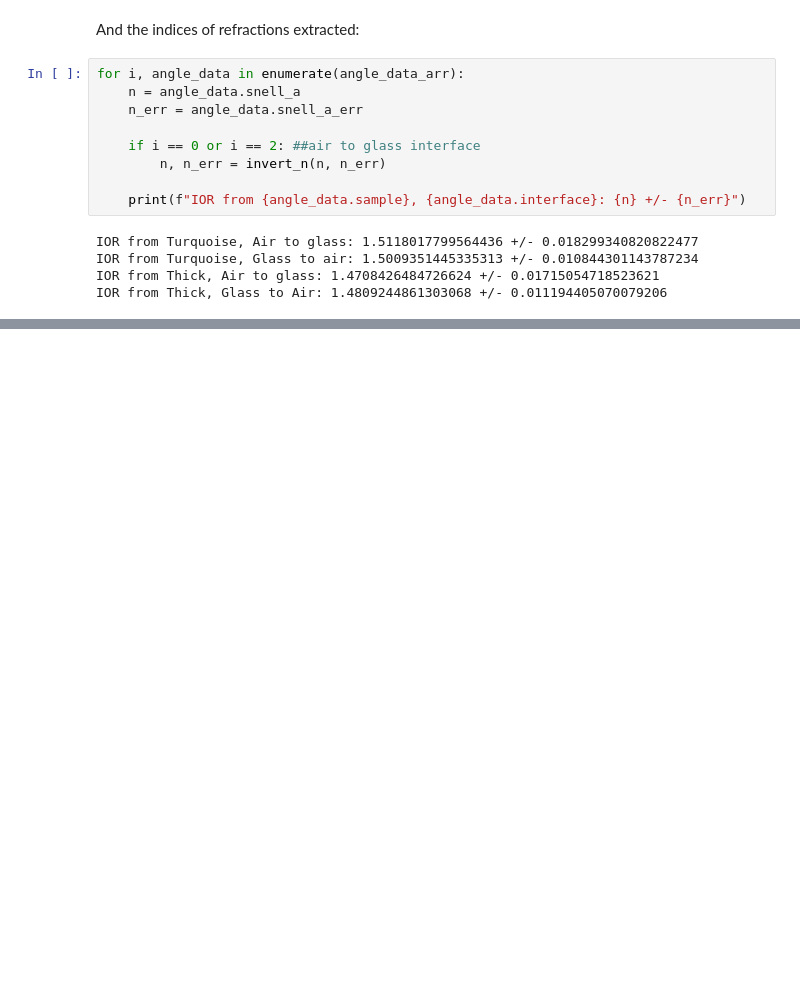
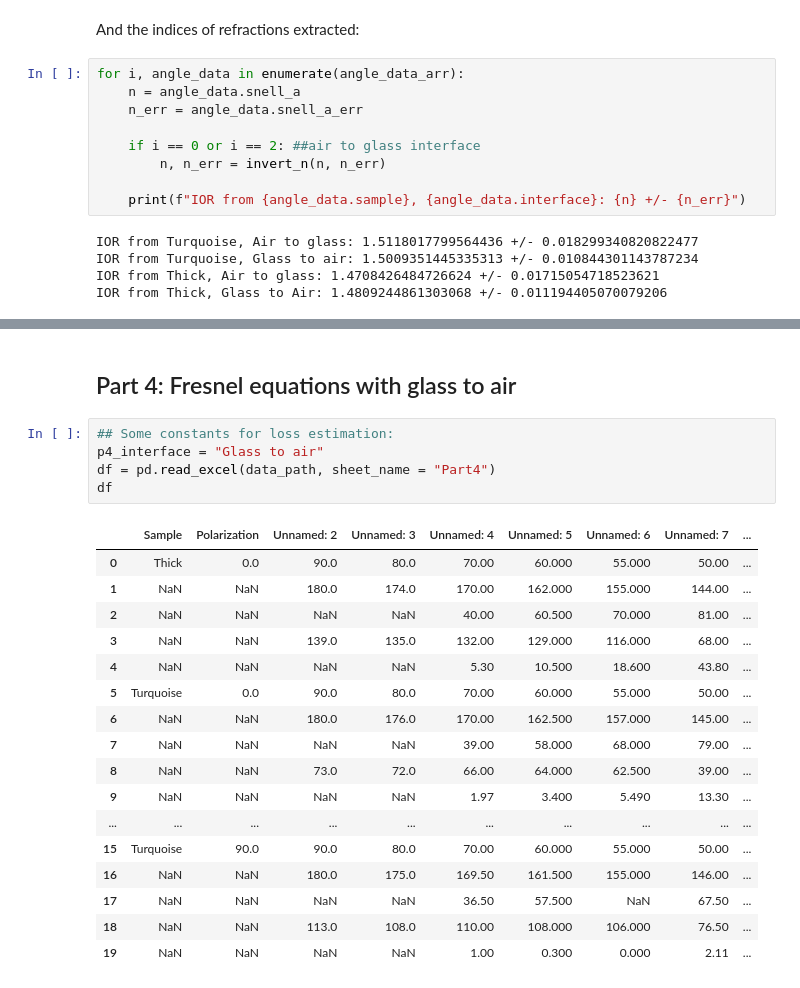
Before and after one commit to JackieLee23/Physics-387, a Jupyter notebook: boundary/boundary_analysis.ipynb, the cells around one changed output, grey strips where cells are left out. Drawn from its saved outputs; the diff is of its cells as text; blank space fills up the shorter version.

```diff
--- a/boundary/boundary_analysis.ipynb
+++ b/boundary/boundary_analysis.ipynb
@@ -109,0 +164,25 @@ numpy.int32
+# %% [markdown]
+## Part 4: Fresnel equations with glass to air
+# %%
+## Some constants for loss estimation:
+p4_interface = "Glass to air"
+df = pd.read_excel(data_path, sheet_name = "Part4")
+df
+# %% [output]
+|  | Sample | Polarization | Unnamed: 2 | Unnamed: 3 | Unnamed: 4 | Unnamed: 5 | Unnamed: 6 | Unnamed: 7 | ... |
+| 0 | Thick | 0.0 | 90.0 | 80.0 | 70.00 | 60.000 | 55.000 | 50.00 | ... |
+| 1 | NaN | NaN | 180.0 | 174.0 | 170.00 | 162.000 | 155.000 | 144.00 | ... |
+| 2 | NaN | NaN | NaN | NaN | 40.00 | 60.500 | 70.000 | 81.00 | ... |
+| 3 | NaN | NaN | 139.0 | 135.0 | 132.00 | 129.000 | 116.000 | 68.00 | ... |
+| 4 | NaN | NaN | NaN | NaN | 5.30 | 10.500 | 18.600 | 43.80 | ... |
+| 5 | Turquoise | 0.0 | 90.0 | 80.0 | 70.00 | 60.000 | 55.000 | 50.00 | ... |
+| 6 | NaN | NaN | 180.0 | 176.0 | 170.00 | 162.500 | 157.000 | 145.00 | ... |
+| 7 | NaN | NaN | NaN | NaN | 39.00 | 58.000 | 68.000 | 79.00 | ... |
+| 8 | NaN | NaN | 73.0 | 72.0 | 66.00 | 64.000 | 62.500 | 39.00 | ... |
+| 9 | NaN | NaN | NaN | NaN | 1.97 | 3.400 | 5.490 | 13.30 | ... |
+| ... | ... | ... | ... | ... | ... | ... | ... | ... | ... |
+| 15 | Turquoise | 90.0 | 90.0 | 80.0 | 70.00 | 60.000 | 55.000 | 50.00 | ... |
+| 16 | NaN | NaN | 180.0 | 175.0 | 169.50 | 161.500 | 155.000 | 146.00 | ... |
+| 17 | NaN | NaN | NaN | NaN | 36.50 | 57.500 | NaN | 67.50 | ... |
+| 18 | NaN | NaN | 113.0 | 108.0 | 110.00 | 108.000 | 106.000 | 76.50 | ... |
+| 19 | NaN | NaN | NaN | NaN | 1.00 | 0.300 | 0.000 | 2.11 | ... |
```
Also changed, not shown: parts of 9 cells of this notebook, 2 other files.
